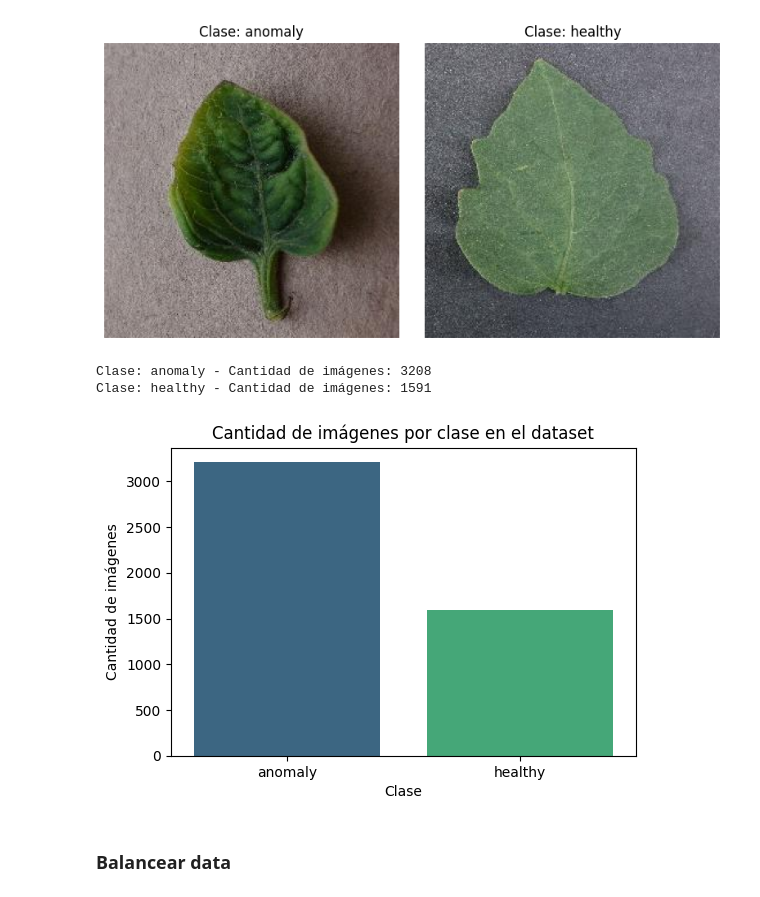
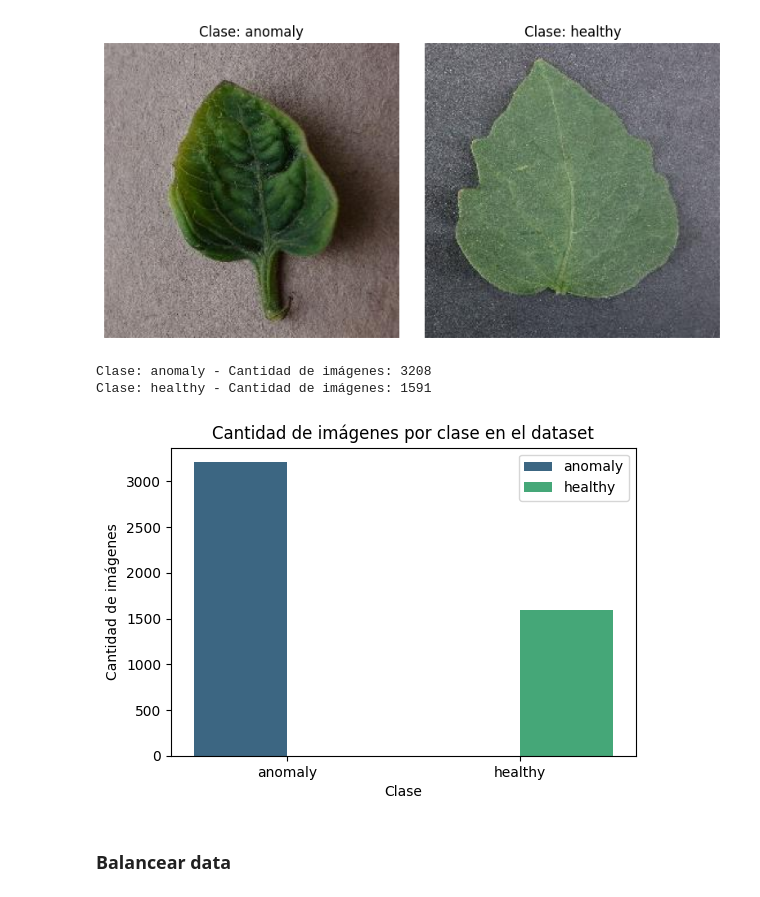
Before and after one commit to panconlocro/Caso-de-Aplicaci-n-de-GAN, a Jupyter notebook: code/preprocesamiento.ipynb, the cells around one changed output. Saved outputs shown, nothing was run; the diff lists cells and outputs as text; code cells hidden in the pictures.

```diff
--- a/code/preprocesamiento.ipynb
+++ b/code/preprocesamiento.ipynb
@@ -44,7 +44,7 @@ transform = transforms.Compose([
     transforms.Normalize([0.5]*3, [0.5]*3)   # Normaliza a [-1, 1] (opcional, recomendado para GANs)
 ])
 
-dataset = ImageFolder(root="../data", transform=transform)
+dataset = ImageFolder(root="../data/", transform=transform)
 
 print(dataset.class_to_idx)
 print(f"Total imágenes: {len(dataset)}")
@@ -76,21 +76,21 @@ plt.show()
 # %%
 labels, counts = np.unique([label for _, label in dataset.samples], return_counts=True)
 class_names = [dataset.classes[i] for i in labels]
 
 
 for name, count in zip(class_names, counts):
     print(f"Clase: {name} - Cantidad de imágenes: {count}")
 
 plt.figure(figsize=(6,4))
-sns.barplot(x=class_names, y=counts, palette="viridis", hue=class_names, legend=False)
+sns.barplot(x=class_names, y=counts, palette="viridis", hue=class_names)
 plt.title("Cantidad de imágenes por clase en el dataset")
 plt.xlabel("Clase")
 plt.ylabel("Cantidad de imágenes")
 plt.show()
 # %% [output]
 Clase: anomaly - Cantidad de imágenes: 3208
 Clase: healthy - Cantidad de imágenes: 1591
-[figure, old version]
+[figure, new version]
 # %% [markdown]
 ### Balancear data
 # %% [markdown]
```
Also changed, not shown: parts of 22 cells of this notebook.
